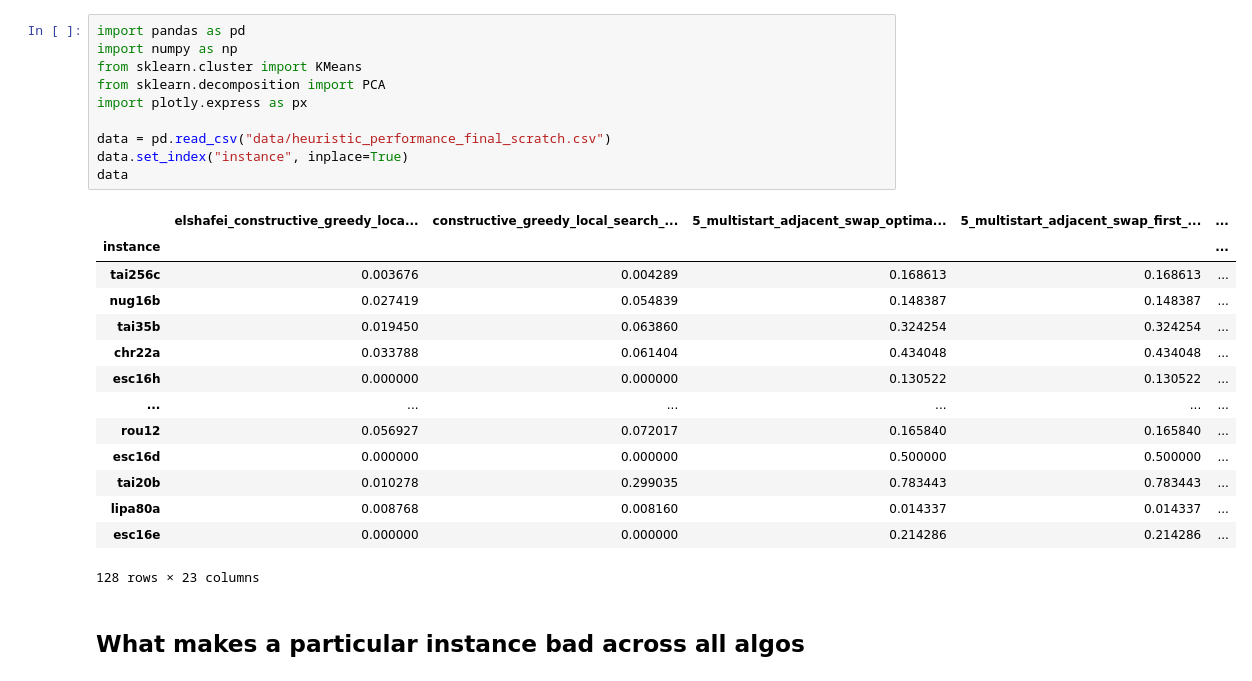
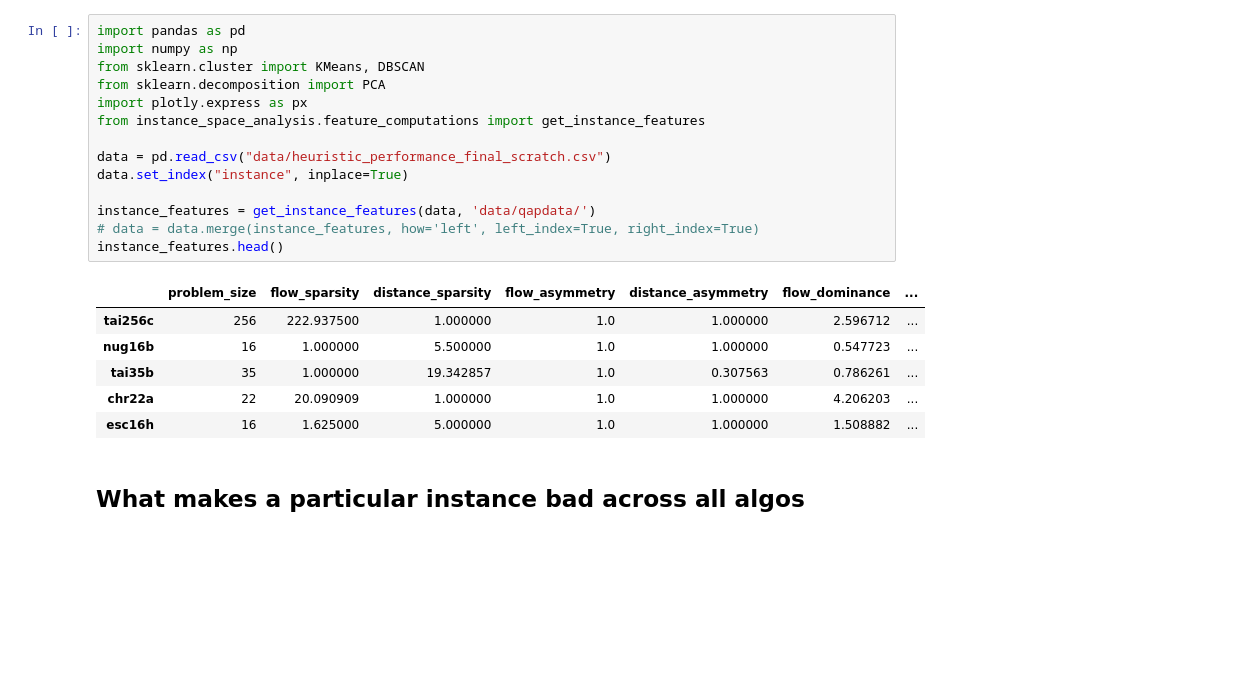
Before and after one commit to NarymanTarvand/qap-heuristic, a Jupyter notebook: nary_and_harry_do_analysis.ipynb, the cells around one changed output. Cells and saved outputs as stored; diff of their text form; blank space fills up the shorter version.

```diff
--- a/nary_and_harry_do_analysis.ipynb
+++ b/nary_and_harry_do_analysis.ipynb
@@ -1,28 +1,24 @@
 # %%
 import pandas as pd
 import numpy as np
-from sklearn.cluster import KMeans
+from sklearn.cluster import KMeans, DBSCAN
 from sklearn.decomposition import PCA
 import plotly.express as px
+from instance_space_analysis.feature_computations import get_instance_features
 
 data = pd.read_csv("data/heuristic_performance_final_scratch.csv")
 data.set_index("instance", inplace=True)
-data
+
+instance_features = get_instance_features(data, 'data/qapdata/')
+# data = data.merge(instance_features, how='left', left_index=True, right_index=True)
+instance_features.head()
 # %% [output]
-|  | elshafei_constructive_greedy_loca... | constructive_greedy_local_search_... | 5_multistart_adjacent_swap_optima... | 5_multistart_adjacent_swap_first_... | ... |
-| instance |  |  |  |  | ... |
-| tai256c | 0.003676 | 0.004289 | 0.168613 | 0.168613 | ... |
-| nug16b | 0.027419 | 0.054839 | 0.148387 | 0.148387 | ... |
-| tai35b | 0.019450 | 0.063860 | 0.324254 | 0.324254 | ... |
-| chr22a | 0.033788 | 0.061404 | 0.434048 | 0.434048 | ... |
-| esc16h | 0.000000 | 0.000000 | 0.130522 | 0.130522 | ... |
-| ... | ... | ... | ... | ... | ... |
-| rou12 | 0.056927 | 0.072017 | 0.165840 | 0.165840 | ... |
-| esc16d | 0.000000 | 0.000000 | 0.500000 | 0.500000 | ... |
-| tai20b | 0.010278 | 0.299035 | 0.783443 | 0.783443 | ... |
-| lipa80a | 0.008768 | 0.008160 | 0.014337 | 0.014337 | ... |
-| esc16e | 0.000000 | 0.000000 | 0.214286 | 0.214286 | ... |
+|  | problem_size | flow_sparsity | distance_sparsity | flow_asymmetry | distance_asymmetry | flow_dominance | ... |
+| tai256c | 256 | 222.937500 | 1.000000 | 1.0 | 1.000000 | 2.596712 | ... |
+| nug16b | 16 | 1.000000 | 5.500000 | 1.0 | 1.000000 | 0.547723 | ... |
+| tai35b | 35 | 1.000000 | 19.342857 | 1.0 | 0.307563 | 0.786261 | ... |
+| chr22a | 22 | 20.090909 | 1.000000 | 1.0 | 1.000000 | 4.206203 | ... |
+| esc16h | 16 | 1.625000 | 5.000000 | 1.0 | 1.000000 | 1.508882 | ... |
-128 rows × 23 columns
 # %% [markdown]
 ## What makes a particular instance bad across all algos
 # %%
```
Also changed, not shown: parts of 10 cells of this notebook, 2 other files.
